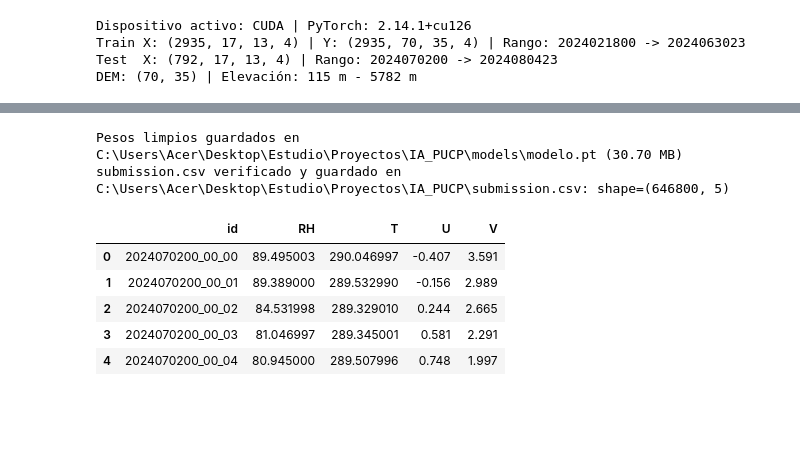
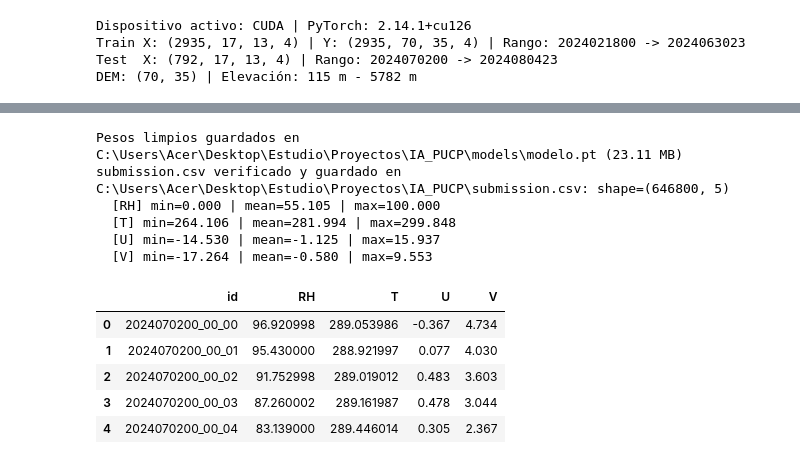
Before and after one commit to DanielAlmeida023/PASSWORD_IAPUCP, a Jupyter notebook: train/submission_notebook.ipynb, the cells around one changed output, grey strips where cells are left out. Saved outputs shown, nothing was run; the diff lists cells and outputs as text; code cells hidden in the pictures; blank space fills up the shorter version.

Commit message:
feat(model): EnsembleV8 Full-DirectRes (0.4100 val / 0.49844 Kaggle LB #4)

```diff
--- a/train/submission_notebook.ipynb
+++ b/train/submission_notebook.ipynb
@@ -92,23 +94,23 @@ def compute_climatology(Y: np.ndarray, t: np.ndarray) -> np.ndarray:
 
 val_mask = ttr >= "2024061600"
 trn_mask = ~val_mask
+full_mask = np.ones(len(ttr), dtype=bool)
 
 h_tr = extract_hour_utc(ttr)
 h_te = extract_hour_utc(tte)
 
 clim_trn = compute_climatology(Ytr[trn_mask], ttr[trn_mask])
 clim_rmse_val = np.sqrt(((clim_trn[h_tr[val_mask]] - Ytr[val_mask]) ** 2).mean(axis=(0, 1, 2)))
-clim_rmse_trn = np.sqrt(((clim_trn[h_tr[trn_mask]] - Ytr[trn_mask]) ** 2).mean(axis=(0, 1, 2))).astype(np.float32)
 
-def evaluate_skill_score(pred: np.ndarray, true: np.ndarray):
+def evaluate_skill_score(pred: np.ndarray, true: np.ndarray, ref_clim_rmse: np.ndarray = clim_rmse_val):
     rmse = np.sqrt(((pred - true) ** 2).mean(axis=(0, 1, 2)))
-    rel_skill = 1.0 - (rmse / clim_rmse_val)
+    rel_skill = 1.0 - (rmse / ref_clim_rmse)
     total_skill = float(rel_skill.mean())
     rmse_dict = {k: round(float(v), 4) for k, v in zip(VARS, rmse)}
     skill_dict = {k: round(float(v), 4) for k, v in zip(VARS, rel_skill)}
     return total_skill, rmse_dict, skill_dict
 
 base_sc, base_rmse, _ = evaluate_skill_score(clim_trn[h_tr[val_mask]], Ytr[val_mask])
-print(f"Split Temporal -> Train: {trn_mask.sum()} h | Val (16-30 jun): {val_mask.sum()} h")
+print(f"Split Temporal -> Train: {trn_mask.sum()} h | Val (16-30 jun): {val_mask.sum()} h | Full: {full_mask.sum()} h")
 print(f"Baseline Climatología -> Skill Score: {base_sc:.4f} | RMSE: {base_rmse}")
 # %% [output]
@@ -622,54 +860,62 @@ ENSEMBLE UNIFICADO (INTI-3K) -> Skill Score Val: 0.3821
 # %%
 weights_path = MODELS_DIR / "modelo.pt"
-torch.save({k: v.detach().cpu() for k, v in ensemble.state_dict().items()}, weights_path)
+torch.save({k: v.detach().cpu() for k, v in ensemble_v8.state_dict().items()}, weights_path)
 print(f"Pesos limpios guardados en {weights_path} ({weights_path.stat().st_size / 1e6:.2f} MB)")
 
 np.savez_compressed(
     MODELS_DIR / "norm_stats.npz",
-    mu_x=mu_x,
-    sd_x=sd_x,
-    mu_td=np.array(mu_td, dtype=np.float32),
-    sd_td=np.array(sd_td, dtype=np.float32),
-    clim_trn=clim_trn,
-    anom_sd=anom_sd,
+    mu_x=ctx_full["mu_x"],
+    sd_x=ctx_full["sd_x"],
+    mu_td=np.array(ctx_full["mu_td"], dtype=np.float32),
+    sd_td=np.array(ctx_full["sd_td"], dtype=np.float32),
+    mu_grad=ctx_full["mu_grad"],
+    sd_grad=ctx_full["sd_grad"],
+    clim_trn=ctx_full["clim"],
+    anom_sd=ctx_full["anom_sd"],
     clim_rmse_val=clim_rmse_val,
-    val_rmse_per_var=np.array([rmse_ens[v] for v in VARS], dtype=np.float32),
+    val_rmse_per_var=np.array([rmse_val_a[v] for v in VARS], dtype=np.float32),
+    val_skill_per_var=np.array([skill_val_a[v] for v in VARS], dtype=np.float32),
     blend_weights=BLEND_WEIGHTS,
-    arch=np.array("ensemble_3fam_v6"),
-    width=np.array(64),
-    best_score=np.array(sc_ens),
-    exp_id=np.array("ensemble_3fam_notebook"),
+    arch=np.array("ensemble_v8"),
+    width=np.array(84),
+    best_score=np.array(sc_val_a),
+    exp_id=np.array("ensemble_v8_full_directres"),
 )
 
-# Inferencia sobre test.npz y generación de submission.csv
-test_preds = predict_with_model(ensemble, Wte_n, M24_te_n, Td_te_n, h_te)
+test_preds = predict_v8(ensemble_v8, W_te_n, M24_te_n, S24_te_n, GRAD_te_n, TD_te_n, h_te)
 sample = pd.read_csv(find("sample_submission.csv"))
 pos = {k: i for i, k in enumerate(tte)}
 parts = sample["id"].str.split("_", expand=True)
 ti = parts[0].map(pos).values
 r = parts[1].astype(int).values
 c = parts[2].astype(int).values
 
 sub = pd.DataFrame({"id": sample["id"]})
 for k, v in enumerate(VARS):
     sub[v] = test_preds[ti, r, c, k].round(3)
 
 sub_path = ROOT_DIR / "submission.csv"
 sub.to_csv(sub_path, index=False)
 
 assert sub.shape == sample.shape, f"Shape mismatch: {sub.shape} vs {sample.shape}"
 assert list(sub.columns) == list(sample.columns)
 assert int(sub.isna().sum().sum()) == 0, "NaNs detectados"
 assert (sub["id"].values == sample["id"].values).all(), "IDs desalineados"
 
 print(f"submission.csv verificado y guardado en {sub_path}: shape={sub.shape}")
+for v in VARS:
+    print(f"  [{v}] min={sub[v].min():.3f} | mean={sub[v].mean():.3f} | max={sub[v].max():.3f}")
 sub.head()
 # %% [output]
-Pesos limpios guardados en C:\Users\Acer\Desktop\Estudio\Proyectos\IA_PUCP\models\modelo.pt (30.70 MB)
+Pesos limpios guardados en C:\Users\Acer\Desktop\Estudio\Proyectos\IA_PUCP\models\modelo.pt (23.11 MB)
 submission.csv verificado y guardado en C:\Users\Acer\Desktop\Estudio\Proyectos\IA_PUCP\submission.csv: shape=(646800, 5)
+  [RH] min=0.000 | mean=55.105 | max=100.000
+  [T] min=264.106 | mean=281.994 | max=299.848
+  [U] min=-14.530 | mean=-1.125 | max=15.937
+  [V] min=-17.264 | mean=-0.580 | max=9.553
 |  | id | RH | T | U | V |
-| 0 | 2024070200_00_00 | 89.495003 | 290.046997 | -0.407 | 3.591 |
-| 1 | 2024070200_00_01 | 89.389000 | 289.532990 | -0.156 | 2.989 |
-| 2 | 2024070200_00_02 | 84.531998 | 289.329010 | 0.244 | 2.665 |
-| 3 | 2024070200_00_03 | 81.046997 | 289.345001 | 0.581 | 2.291 |
-| 4 | 2024070200_00_04 | 80.945000 | 289.507996 | 0.748 | 1.997 |
+| 0 | 2024070200_00_00 | 96.920998 | 289.053986 | -0.367 | 4.734 |
+| 1 | 2024070200_00_01 | 95.430000 | 288.921997 | 0.077 | 4.030 |
+| 2 | 2024070200_00_02 | 91.752998 | 289.019012 | 0.483 | 3.603 |
+| 3 | 2024070200_00_03 | 87.260002 | 289.161987 | 0.478 | 3.044 |
+| 4 | 2024070200_00_04 | 83.139000 | 289.446014 | 0.305 | 2.367 |
```
Also changed, not shown: parts of 10 cells of this notebook, 9 other files.
